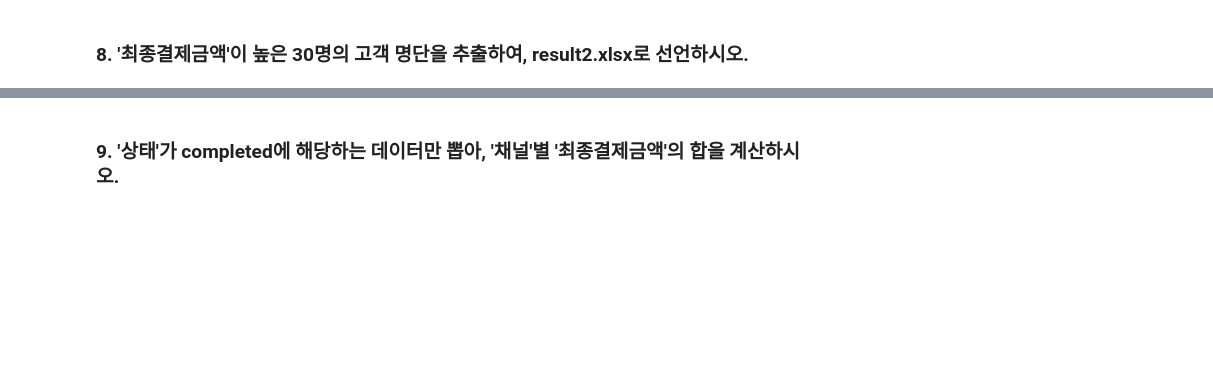
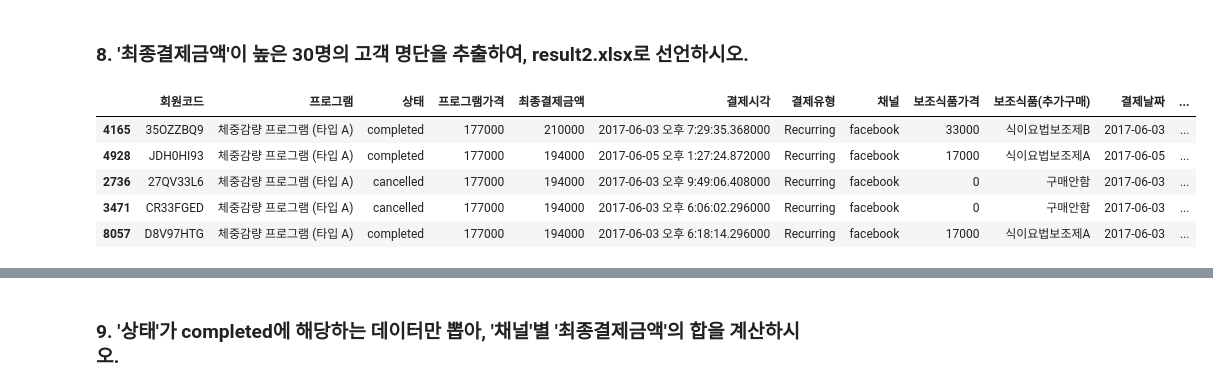
Before and after one commit to chlwldns00/ForDataAnalysis, a Jupyter notebook: 데이터분석/이커머스데이터분석.ipynb, the cells around one changed output, grey strips where cells are left out. Drawn from its saved outputs; the diff is of its cells as text; code cells hidden in the pictures; blank space fills up the shorter version.

```diff
--- a/데이터분석/이커머스데이터분석.ipynb
+++ b/데이터분석/이커머스데이터분석.ipynb
@@ -280,0 +266,3 @@ df1[]
+# %%
+import pandas as pd
+df1['결제날짜'] = pd.to_datetime(df1['결제날짜'], format='%Y-%m-%d')
@@ -282,0 +353,2 @@ df1[]
+# %%
+df1['결제월']=df1['결제날짜'].dt.month
@@ -283,2 +380,14 @@ df1[]
 # %% [markdown]
 ### 8. '최종결제금액'이 높은 30명의 고객 명단을 추출하여, result2.xlsx로 선언하시오.
+# %%
+df1.sort_values('최종결제금액',ascending=False,inplace=True)
+high30=df1.head(30)
+type(high30)
+display(high30.head(5))
+# %% [output]
+|  | 회원코드 | 프로그램 | 상태 | 프로그램가격 | 최종결제금액 | 결제시각 | 결제유형 | 채널 | 보조식품가격 | 보조식품(추가구매) | 결제날짜 | ... |
+| 4165 | 35OZZBQ9 | 체중감량 프로그램 (타입 A) | completed | 177000 | 210000 | 2017-06-03 오후 7:29:35.368000 | Recurring | facebook | 33000 | 식이요법보조제B | 2017-06-03 | ... |
+| 4928 | JDH0HI93 | 체중감량 프로그램 (타입 A) | completed | 177000 | 194000 | 2017-06-05 오후 1:27:24.872000 | Recurring | facebook | 17000 | 식이요법보조제A | 2017-06-05 | ... |
+| 2736 | 27QV33L6 | 체중감량 프로그램 (타입 A) | cancelled | 177000 | 194000 | 2017-06-03 오후 9:49:06.408000 | Recurring | facebook | 0 | 구매안함 | 2017-06-03 | ... |
+| 3471 | CR33FGED | 체중감량 프로그램 (타입 A) | cancelled | 177000 | 194000 | 2017-06-03 오후 6:06:02.296000 | Recurring | facebook | 0 | 구매안함 | 2017-06-03 | ... |
+| 8057 | D8V97HTG | 체중감량 프로그램 (타입 A) | completed | 177000 | 194000 | 2017-06-03 오후 6:18:14.296000 | Recurring | facebook | 17000 | 식이요법보조제A | 2017-06-03 | ... |
```
Also changed, not shown: parts of 30 cells of this notebook, 4 other files.
